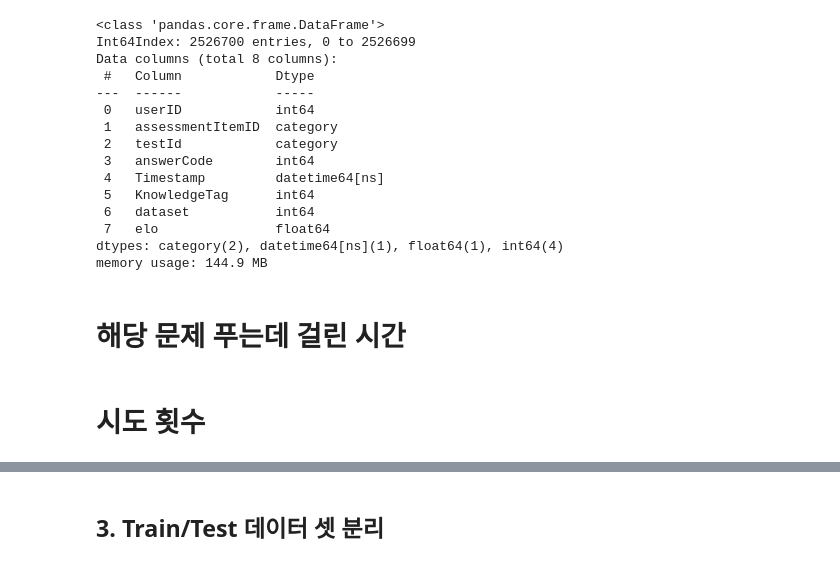
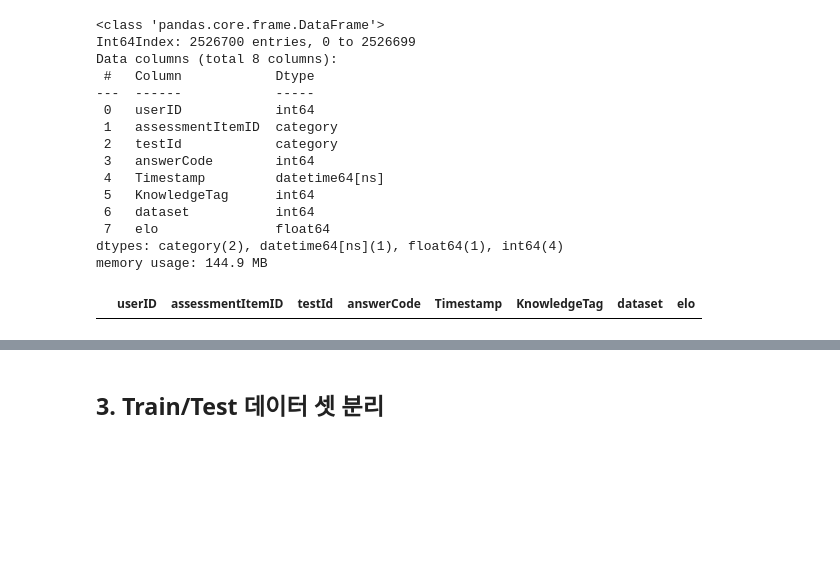
Before and after one commit to boostcampaitech4lv23recsys2/level2_dkt_recsys-level2-recsys-09, a Jupyter notebook: code/EDA&Preprocessing/LJH_LGBM.ipynb, the cells around one changed output, grey strips where cells are left out. Drawn from its saved outputs; the diff is of its cells as text; code cells hidden in the pictures; blank space fills up the shorter version.

```diff
--- a/code/EDA&Preprocessing/LJH_LGBM.ipynb
+++ b/code/EDA&Preprocessing/LJH_LGBM.ipynb
@@ -58,3 +81,7 @@ memory usage: 144.9 MB
+# %%
+df[df['answerCode'] == -1]
+# %% [output]
+|  | userID | assessmentItemID | testId | answerCode | Timestamp | KnowledgeTag | dataset | elo |
 # %%
 def feature_engineering(df):
     #유저별 시퀀스를 고려하기 위해 아래와 같이 정렬
@@ -84,3 +160 @@ def feature_engineering(df):
     return df
-# %% [markdown]
-# 해당 문제 푸는데 걸린 시간
@@ -100,2 +160,0 @@ df.lagtime_mean=df.lagtime_mean.astype('int32')
-# %% [markdown]
-# 시도 횟수
```
Also changed, not shown: parts of 41 cells of this notebook, 1 other file.
